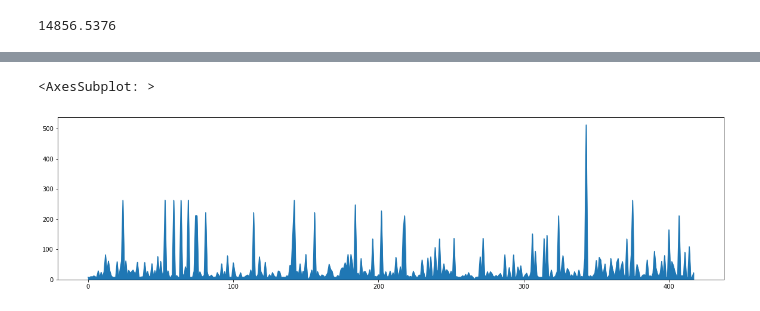
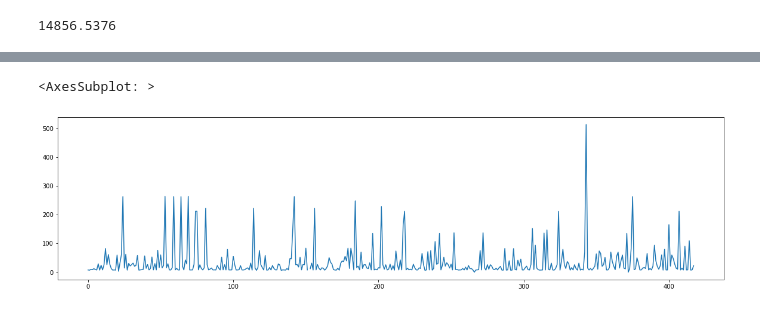
Before and after one commit to zeenat65415/PyDS-MTTF, a Jupyter notebook: pandas/chapter2.ipynb, the cells around one changed output, grey strips where cells are left out. Saved outputs shown, nothing was run; the diff lists cells and outputs as text; code cells hidden in the pictures.

```diff
--- a/pandas/chapter2.ipynb
+++ b/pandas/chapter2.ipynb
@@ -239,5 +367,5 @@ df.Fare.sum()
 # %%
-df.Fare.plot(figsize=(20,5),kind="area")
+df.Fare.plot(figsize=(20,5))#line chart
 # %% [output]
 <AxesSubplot: >
-[figure, old version]
+[figure, new version]
```
Also changed, not shown: parts of 24 cells of this notebook, 1 other file.
